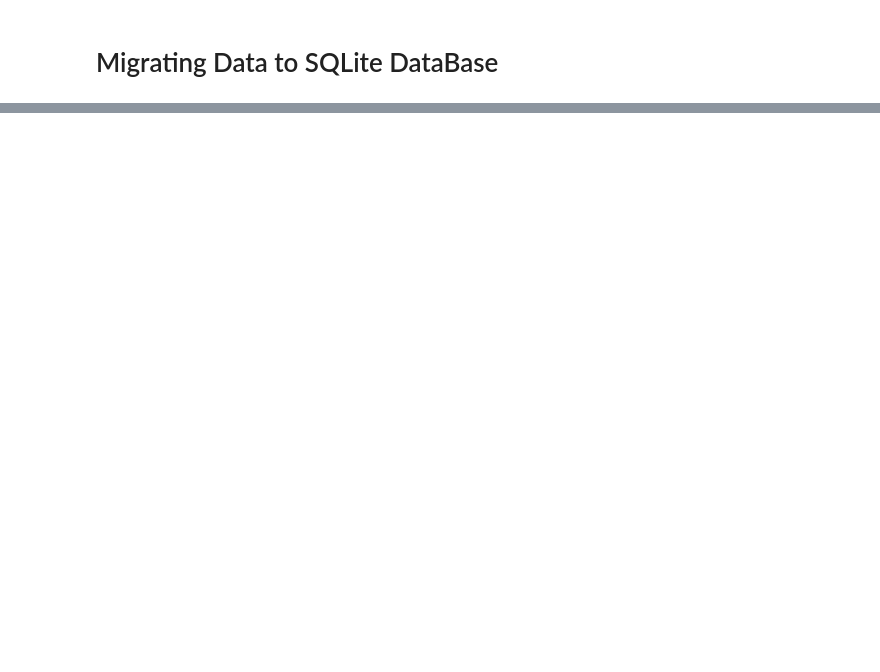
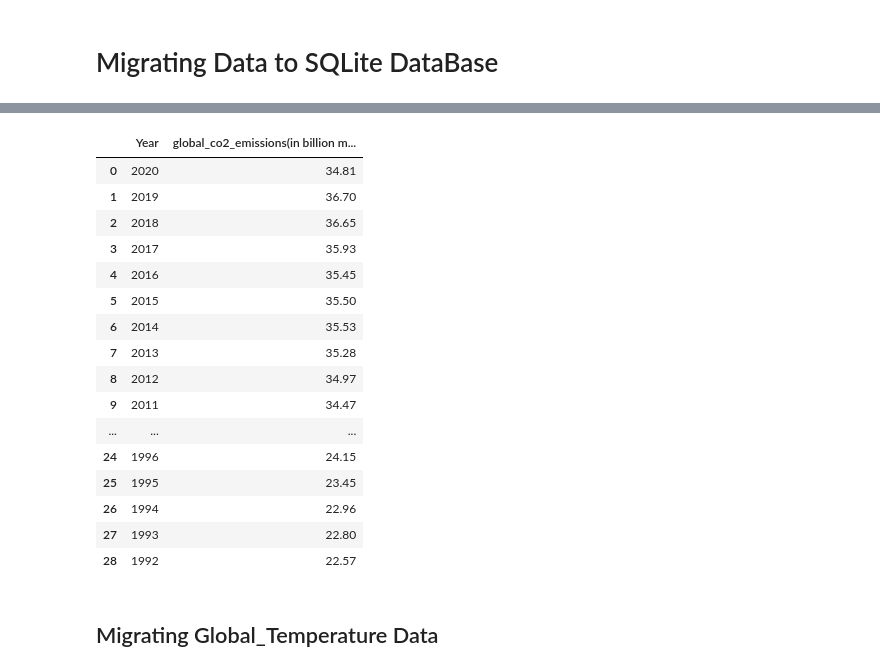
Before and after one commit to andrewhoeppner/final_project, a Jupyter notebook: data2sql.ipynb, the cells around one changed output, grey strips where cells are left out. Saved outputs shown, nothing was run; the diff lists cells and outputs as text; code cells hidden in the pictures; blank space fills up the shorter version.

```diff
--- a/data2sql.ipynb
+++ b/data2sql.ipynb
@@ -67,0 +158,23 @@ conn=sqlite3.connect('Resources/db.sqlite')
+# %%
+#  Confirm data is in SQL database.
+pd.read_sql('select * from globalcO2emission_table', conn)
+# %% [output]
+|  | Year | global_co2_emissions(in billion m... |
+| 0 | 2020 | 34.81 |
+| 1 | 2019 | 36.70 |
+| 2 | 2018 | 36.65 |
+| 3 | 2017 | 35.93 |
+| 4 | 2016 | 35.45 |
+| 5 | 2015 | 35.50 |
+| 6 | 2014 | 35.53 |
+| 7 | 2013 | 35.28 |
+| 8 | 2012 | 34.97 |
+| 9 | 2011 | 34.47 |
+| ... | ... | ... |
+| 24 | 1996 | 24.15 |
+| 25 | 1995 | 23.45 |
+| 26 | 1994 | 22.96 |
+| 27 | 1993 | 22.80 |
+| 28 | 1992 | 22.57 |
+# %% [markdown]
+## Migrating Global_Temperature Data
```
Also changed, not shown: parts of 50 cells of this notebook, 2 other files.
